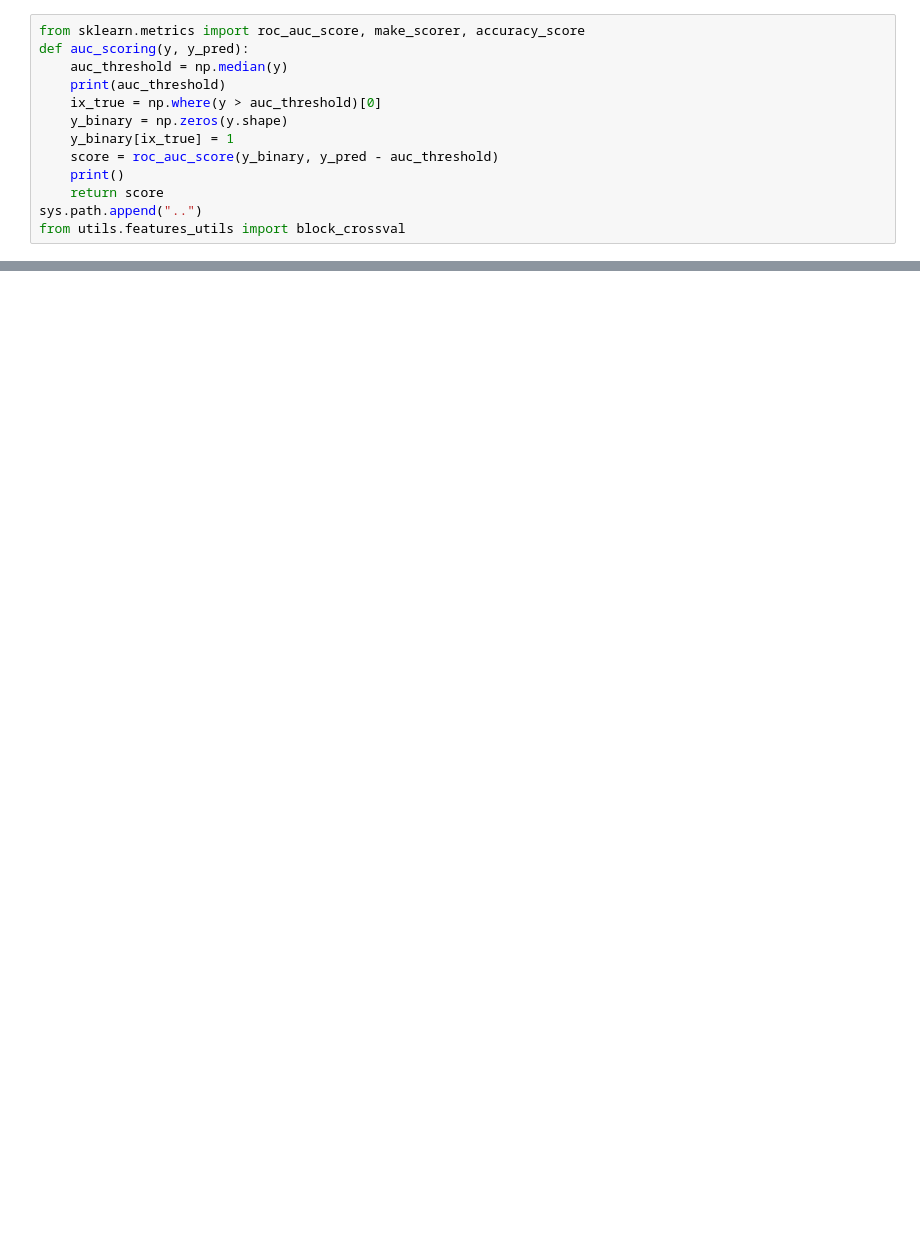
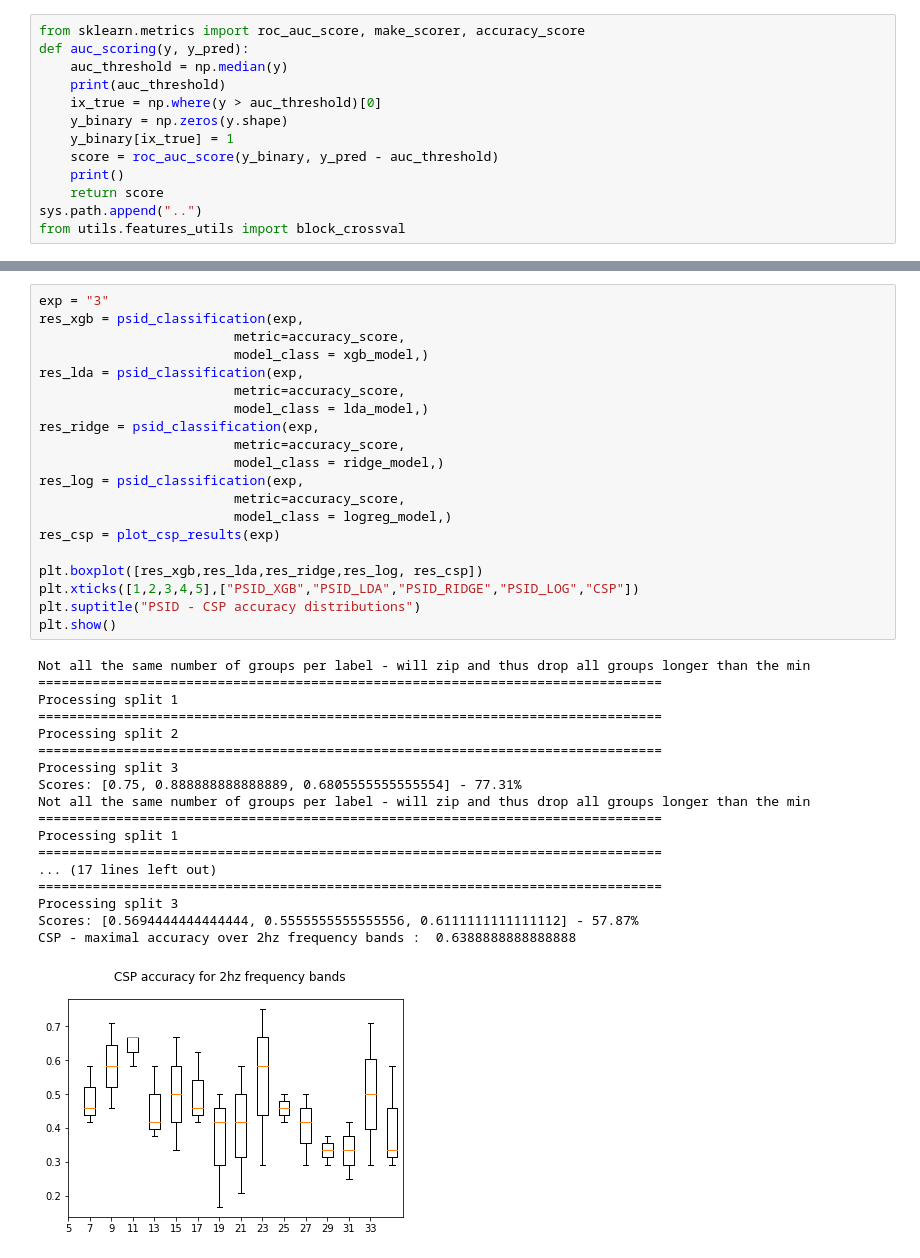
Before and after one commit to tidiane-camaret/psid, a Jupyter notebook: may_17/17_may_classification.ipynb, the cells around one changed output, grey strips where cells are left out. Cells and saved outputs as stored; diff of their text form; blank space fills up the shorter version.

```diff
--- a/may_17/17_may_classification.ipynb
+++ b/may_17/17_may_classification.ipynb
@@ -104,0 +172,39 @@ PSID - XGB FEATURE IMPORTANCE
+# %%
+exp = "3"
+res_xgb = psid_classification(exp,
+                         metric=accuracy_score,
+                         model_class = xgb_model,)
+res_lda = psid_classification(exp,
+                         metric=accuracy_score,
+                         model_class = lda_model,)
+res_ridge = psid_classification(exp,
+                         metric=accuracy_score,
+                         model_class = ridge_model,)
+res_log = psid_classification(exp,
+                         metric=accuracy_score,
+                         model_class = logreg_model,)
+res_csp = plot_csp_results(exp)
+
+plt.boxplot([res_xgb,res_lda,res_ridge,res_log, res_csp])
+plt.xticks([1,2,3,4,5],["PSID_XGB","PSID_LDA","PSID_RIDGE","PSID_LOG","CSP"])
+plt.suptitle("PSID - CSP accuracy distributions")
+plt.show()
+# %% [output]
+Not all the same number of groups per label - will zip and thus drop all groups longer than the min
+================================================================================
+Processing split 1
+================================================================================
+Processing split 2
+================================================================================
+Processing split 3
+Scores: [0.75, 0.888888888888889, 0.6805555555555554] - 77.31%
+Not all the same number of groups per label - will zip and thus drop all groups longer than the min
+================================================================================
+Processing split 1
+================================================================================
+... (17 lines left out)
+================================================================================
+Processing split 3
+Scores: [0.5694444444444444, 0.5555555555555556, 0.6111111111111112] - 57.87%
+CSP - maximal accuracy over 2hz frequency bands :  0.6388888888888888
+[figure, added]
```
Also changed, not shown: parts of 13 cells of this notebook, 1 other file.
